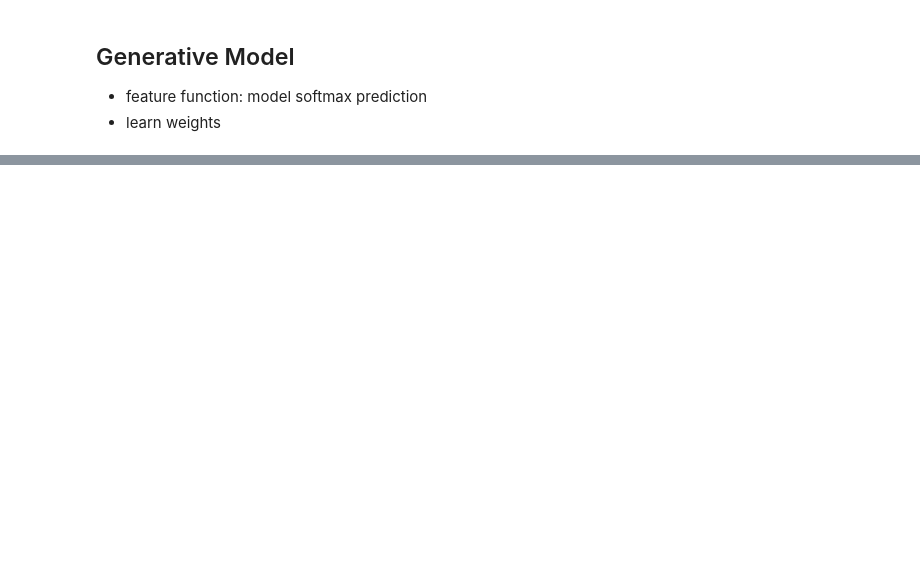
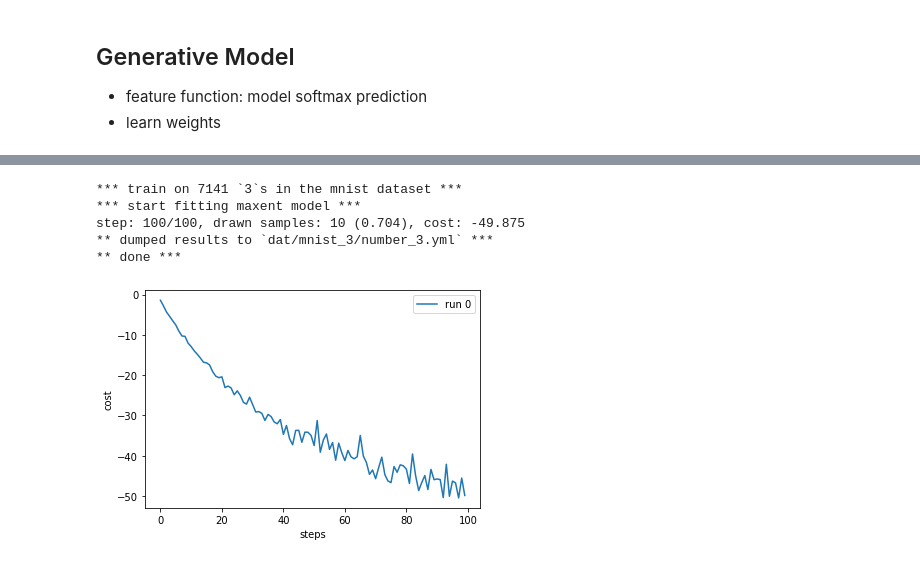
Before and after one commit to bhartl/generative-models, a Jupyter notebook: gempy/mnist/mnist_classifier.ipynb, the cells around one changed output, grey strips where cells are left out. Saved outputs shown, nothing was run; the diff lists cells and outputs as text; code cells hidden in the pictures; blank space fills up the shorter version.

```diff
--- a/gempy/mnist/mnist_classifier.ipynb
+++ b/gempy/mnist/mnist_classifier.ipynb
@@ -121,0 +143,9 @@ from gempy import MnistGenerator
+# %%
+mnist_three = MnistGenerator.main(train_on=3, export_path='dat/mnist_3', **kwargs)
+# %% [output]
+*** train on 7141 `3`s in the mnist dataset ***
+*** start fitting maxent model ***
+step: 100/100, drawn samples: 10 (0.704), cost: -49.875
+** dumped results to `dat/mnist_3/number_3.yml` ***
+** done ***
+[figure, added]
```
Also changed, not shown: parts of 20 cells of this notebook, 3 other files.
